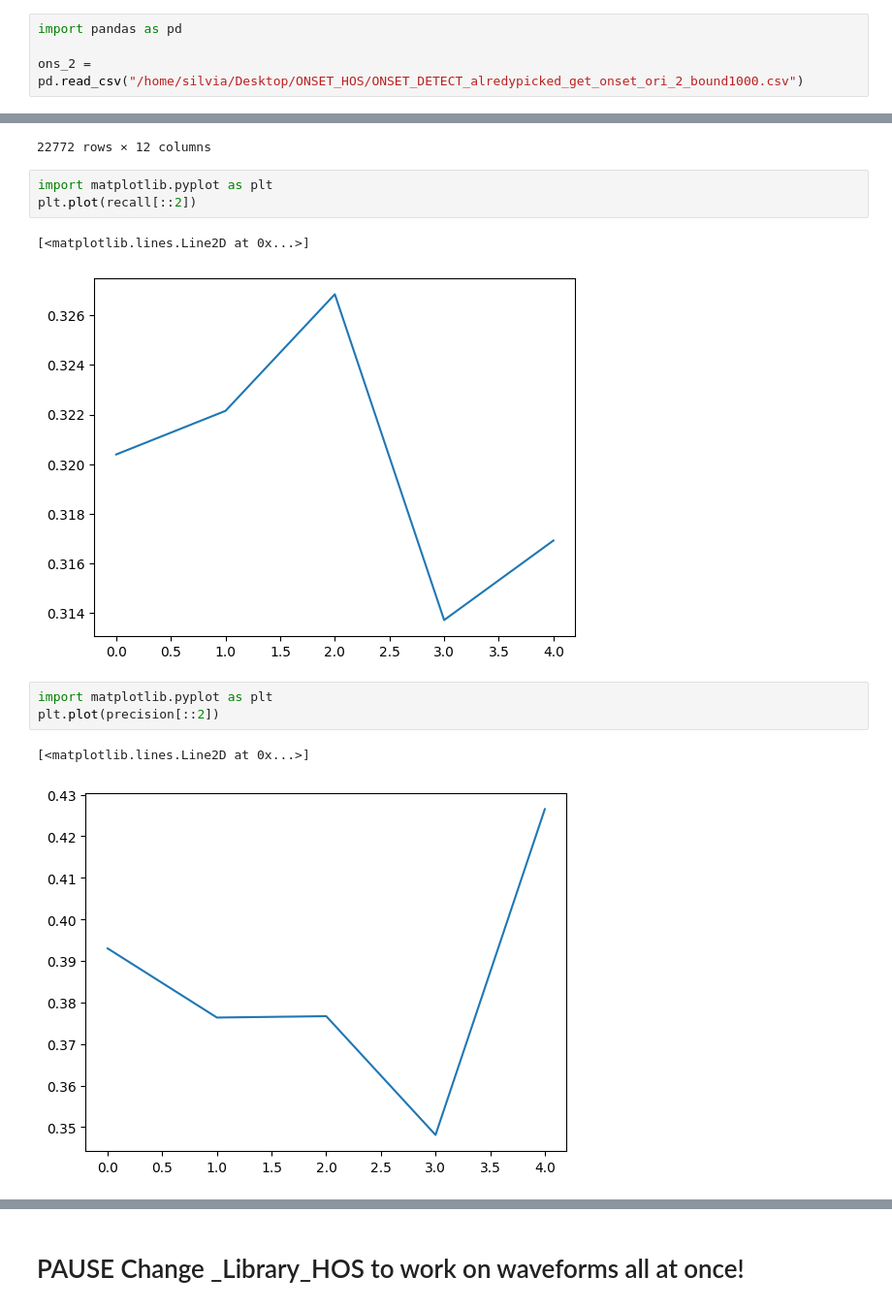
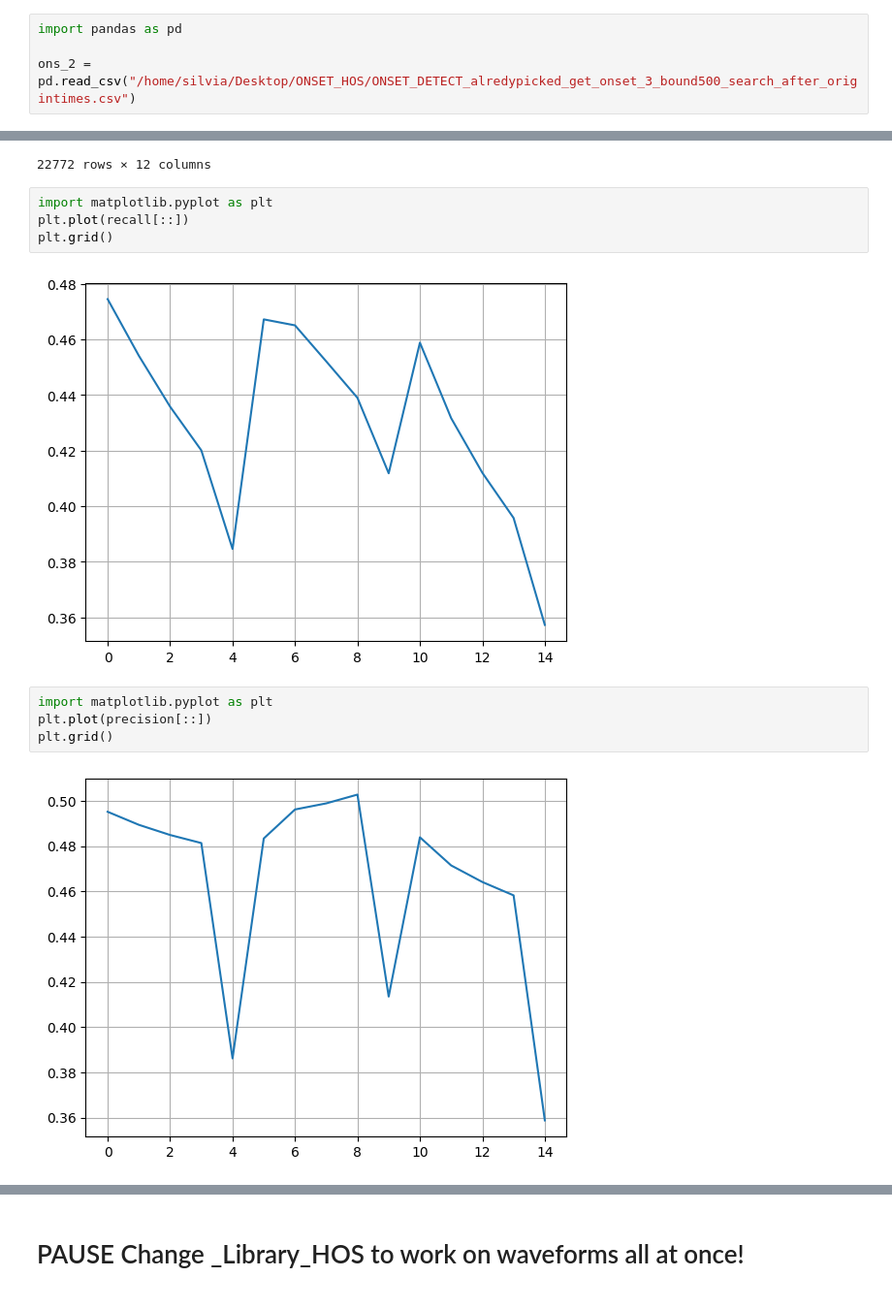
Before and after one commit to Nemenick/primoprogetto, a Jupyter notebook: Codici/_DETECT_HOS.ipynb, the cells around one changed output, grey strips where cells are left out. Shown at 97% size. Drawn from its saved outputs; the diff is of its cells as text.

```diff
--- a/Codici/_DETECT_HOS.ipynb
+++ b/Codici/_DETECT_HOS.ipynb
@@ -179,7 +179,7 @@ plt.vlines(183,0,1000)
 # %%
 import pandas as pd
 
-ons_2 = pd.read_csv("/home/silvia/Desktop/ONSET_HOS/ONSET_DETECT_alredypicked_get_onset_ori_2_bound1000.csv")
+ons_2 = pd.read_csv("/home/silvia/Desktop/ONSET_HOS/ONSET_DETECT_alredypicked_get_onset_3_bound500_search_after_origintimes.csv")
 # %%
 bonta_th = 20
 
@@ -208,13 +208,13 @@ ons_2
 22772 rows × 12 columns
 # %%
 import matplotlib.pyplot as plt
-plt.plot(recall[::2])
+plt.plot(recall[::])
+plt.grid()
 # %% [output]
-[<matplotlib.lines.Line2D at 0x...>]
-[figure, old version]
+[figure, new version]
 # %%
 import matplotlib.pyplot as plt
-plt.plot(precision[::2])
+plt.plot(precision[::])
+plt.grid()
 # %% [output]
-[<matplotlib.lines.Line2D at 0x...>]
-[figure, old version]
+[figure, new version]
```
Also changed, not shown: parts of 14 cells of this notebook, 3 other files.
